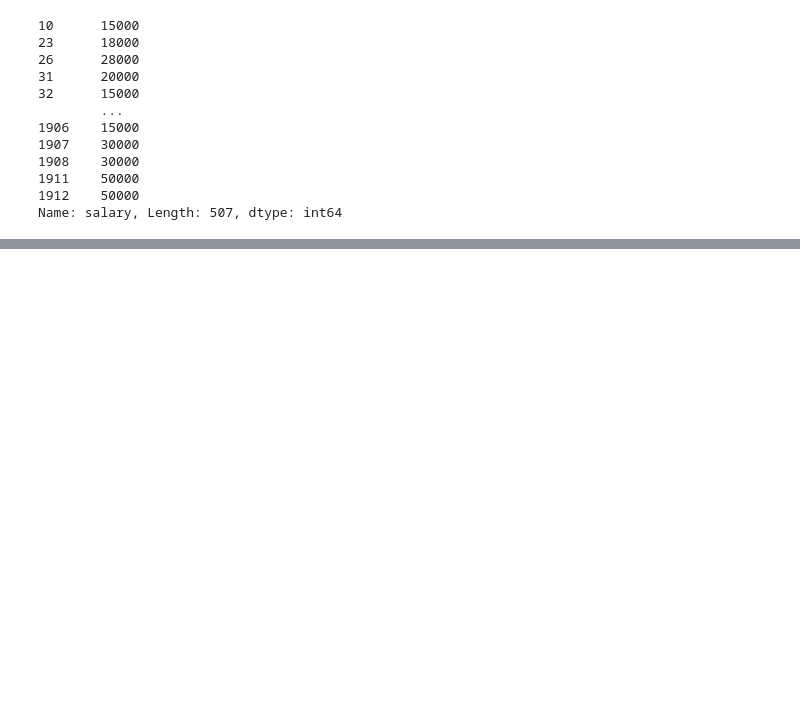
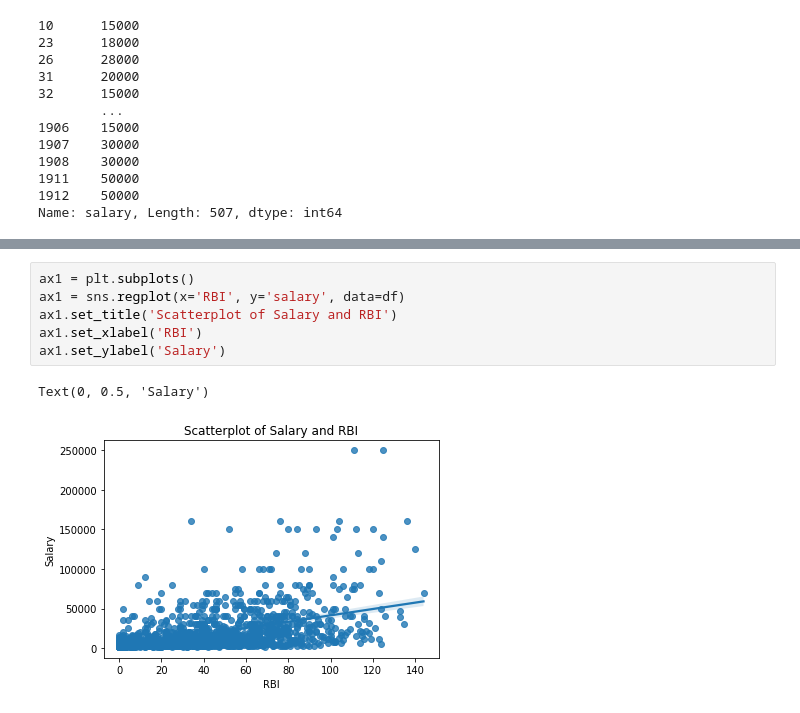
Before and after one commit to kkalkkkal/Datathon_KBO, a Jupyter notebook: KBO_hspark.ipynb, the cells around one changed output, grey strips where cells are left out. Cells and saved outputs as stored; diff of their text form; blank space fills up the shorter version.

```diff
--- a/KBO_hspark.ipynb
+++ b/KBO_hspark.ipynb
@@ -195,0 +273,9 @@ Name: salary, Length: 507, dtype: int64
+# %%
+ax1 = plt.subplots()
+ax1 = sns.regplot(x='RBI', y='salary', data=df)
+ax1.set_title('Scatterplot of Salary and RBI')
+ax1.set_xlabel('RBI')
+ax1.set_ylabel('Salary')
+# %% [output]
+Text(0, 0.5, 'Salary')
+[figure, added]
```
Also changed, not shown: parts of 15 cells of this notebook.
